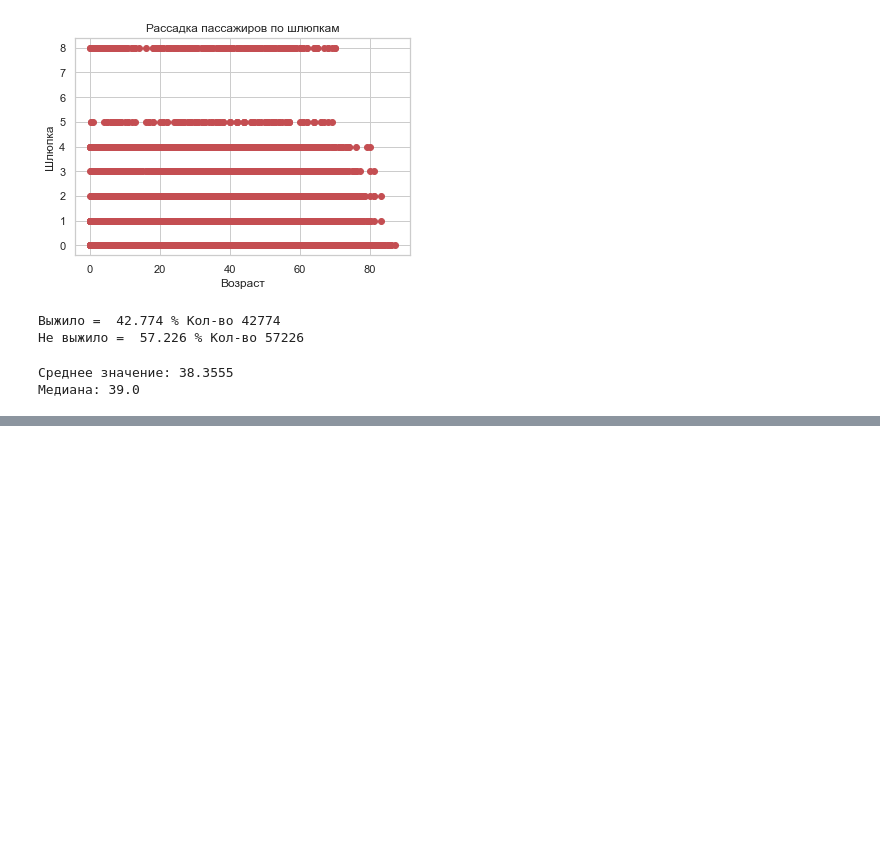
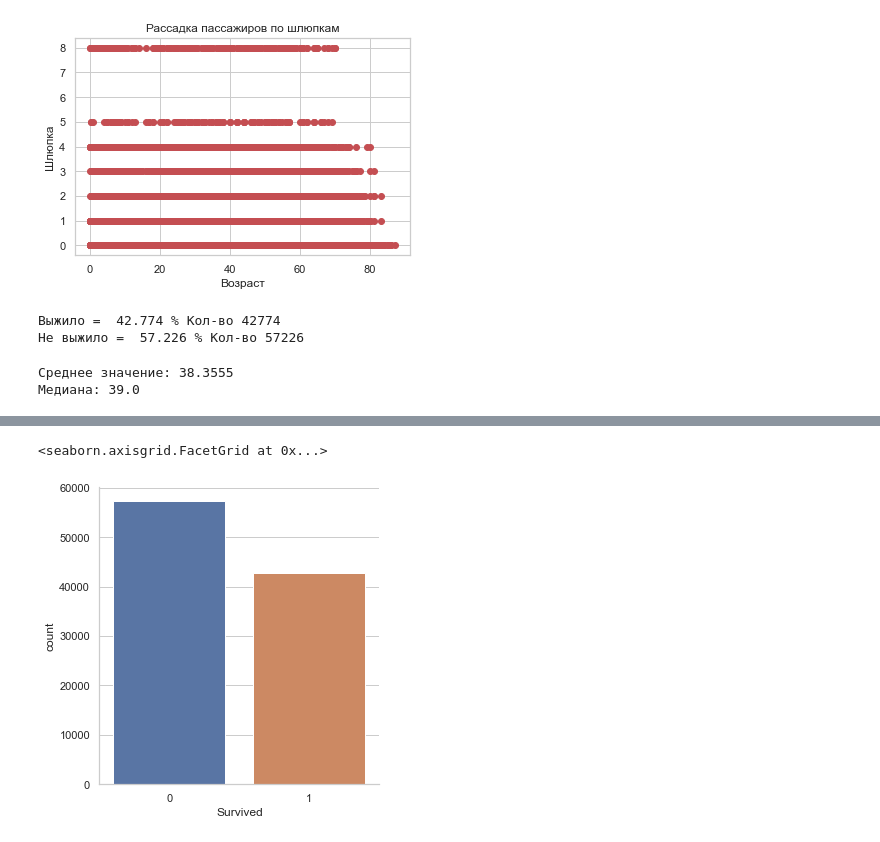
Before and after one commit to Sergo448/rolling-scopes-school-AI-MachineLearning, a Jupyter notebook: Sergo448_2_task.ipynb, the cells around one changed output, grey strips where cells are left out. Cells and saved outputs as stored; diff of their text form; code cells hidden in the pictures; blank space fills up the shorter version.

```diff
--- a/Sergo448_2_task.ipynb
+++ b/Sergo448_2_task.ipynb
@@ -296,0 +318,9 @@ print('Медиана:', m)
+# %%
+not_survived = data_1[data_1['Survived']==0]
+
+
+# Factor plot of those who survived vs. who didn't
+sns.factorplot('Survived', data=data_1, kind='count')
+# %% [output]
+<seaborn.axisgrid.FacetGrid at 0x...>
+[figure, added]
```
Also changed, not shown: parts of 21 cells of this notebook, 1 other file.
